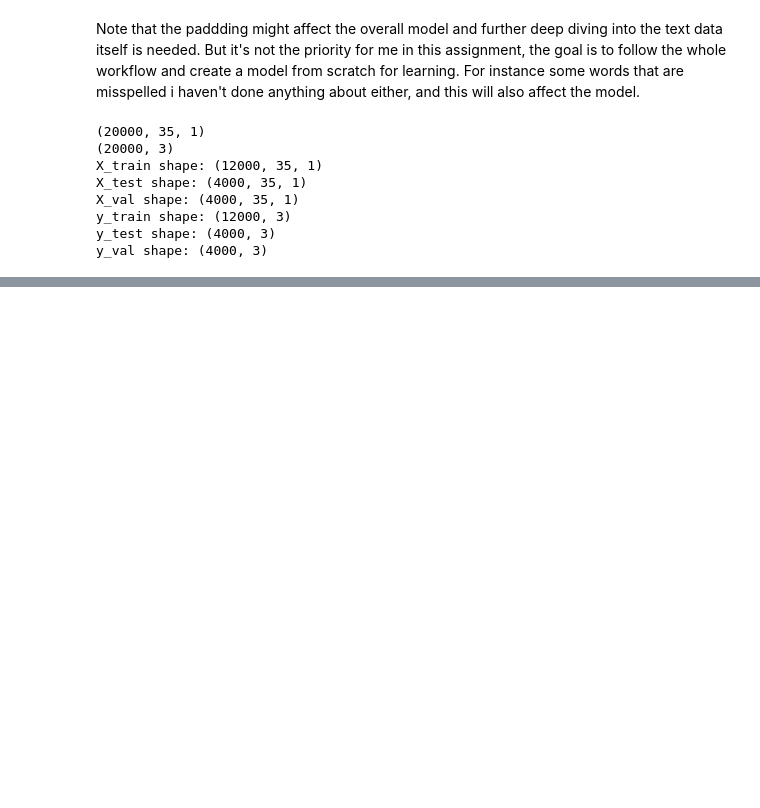
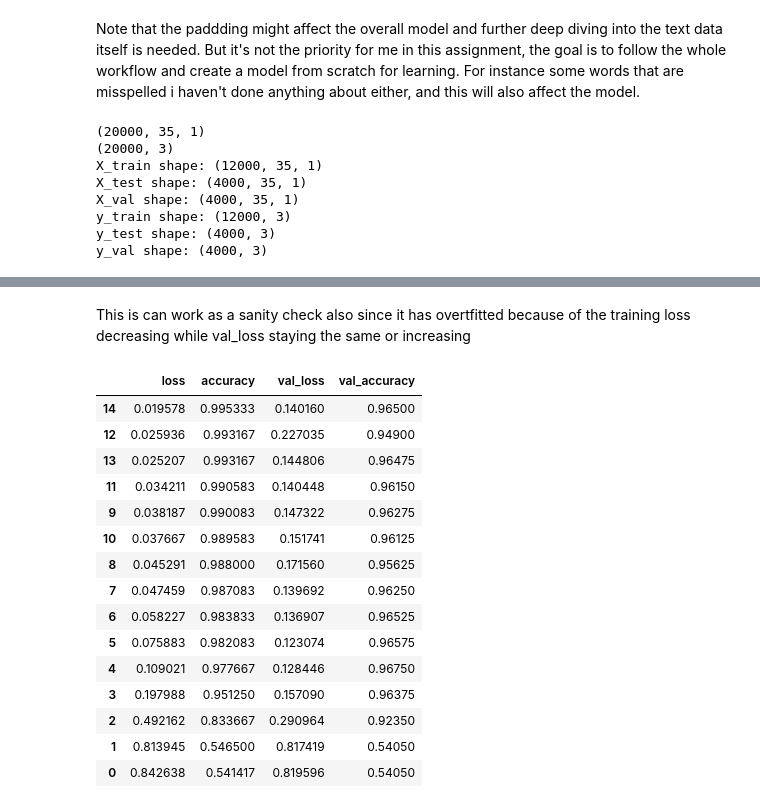
Before and after one commit to JoelOscarsson/rnn-assignment, a Jupyter notebook: rnn-assignment.ipynb, the cells around one changed output, grey strips where cells are left out. Drawn from its saved outputs; the diff is of its cells as text; code cells hidden in the pictures; blank space fills up the shorter version.

```diff
--- a/rnn-assignment.ipynb
+++ b/rnn-assignment.ipynb
@@ -1286,0 +711,24 @@ Test Accuracy: 0.4377500116825104
+# %% [markdown]
+This is can work as a sanity check also since it has overtfitted because of the training loss decreasing while val_loss staying the same or increasing
+# %%
+df = pd.DataFrame(np.load('logs/history_15_20240115-12_48.npy', allow_pickle=True).item())
+
+
+df.sort_values(by=['accuracy'], ascending=False)
+# %% [output]
+|  | loss | accuracy | val_loss | val_accuracy |
+| 14 | 0.019578 | 0.995333 | 0.140160 | 0.96500 |
+| 12 | 0.025936 | 0.993167 | 0.227035 | 0.94900 |
+| 13 | 0.025207 | 0.993167 | 0.144806 | 0.96475 |
+| 11 | 0.034211 | 0.990583 | 0.140448 | 0.96150 |
+| 9 | 0.038187 | 0.990083 | 0.147322 | 0.96275 |
+| 10 | 0.037667 | 0.989583 | 0.151741 | 0.96125 |
+| 8 | 0.045291 | 0.988000 | 0.171560 | 0.95625 |
+| 7 | 0.047459 | 0.987083 | 0.139692 | 0.96250 |
+| 6 | 0.058227 | 0.983833 | 0.136907 | 0.96525 |
+| 5 | 0.075883 | 0.982083 | 0.123074 | 0.96575 |
+| 4 | 0.109021 | 0.977667 | 0.128446 | 0.96750 |
+| 3 | 0.197988 | 0.951250 | 0.157090 | 0.96375 |
+| 2 | 0.492162 | 0.833667 | 0.290964 | 0.92350 |
+| 1 | 0.813945 | 0.546500 | 0.817419 | 0.54050 |
+| 0 | 0.842638 | 0.541417 | 0.819596 | 0.54050 |
```
Also changed, not shown: parts of 45 cells of this notebook, 13 other files.
